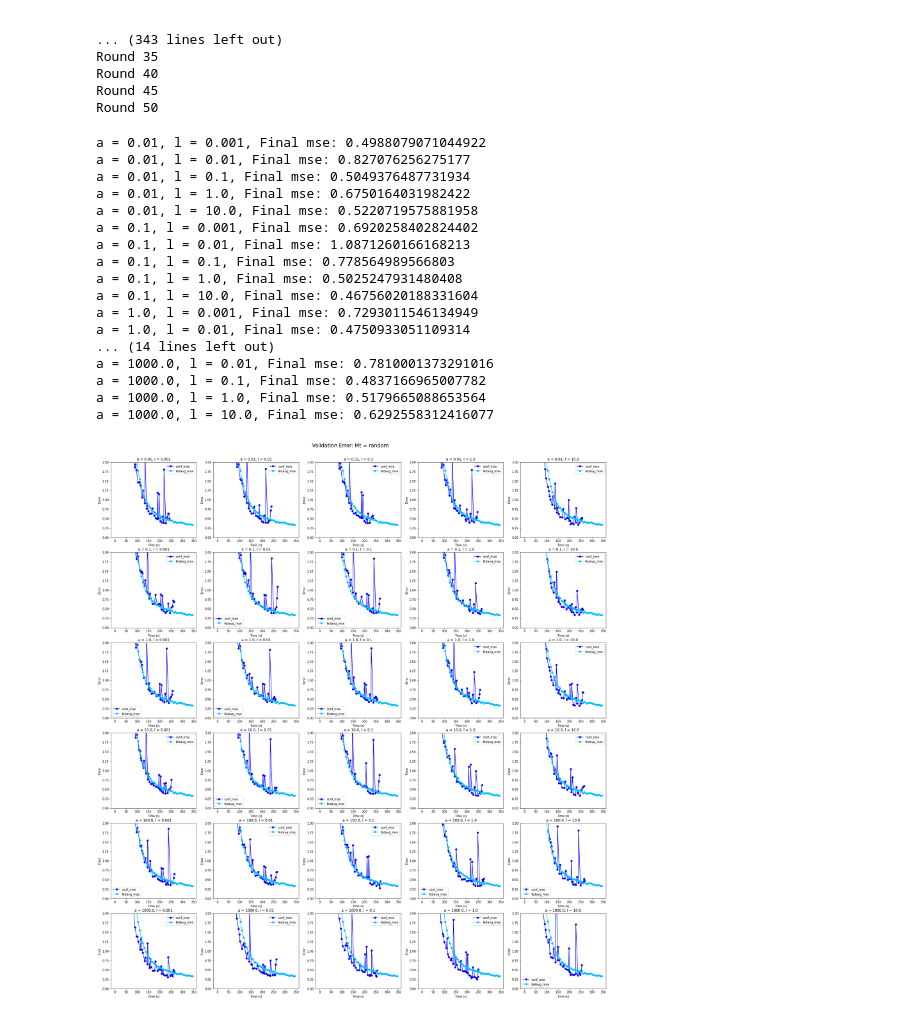
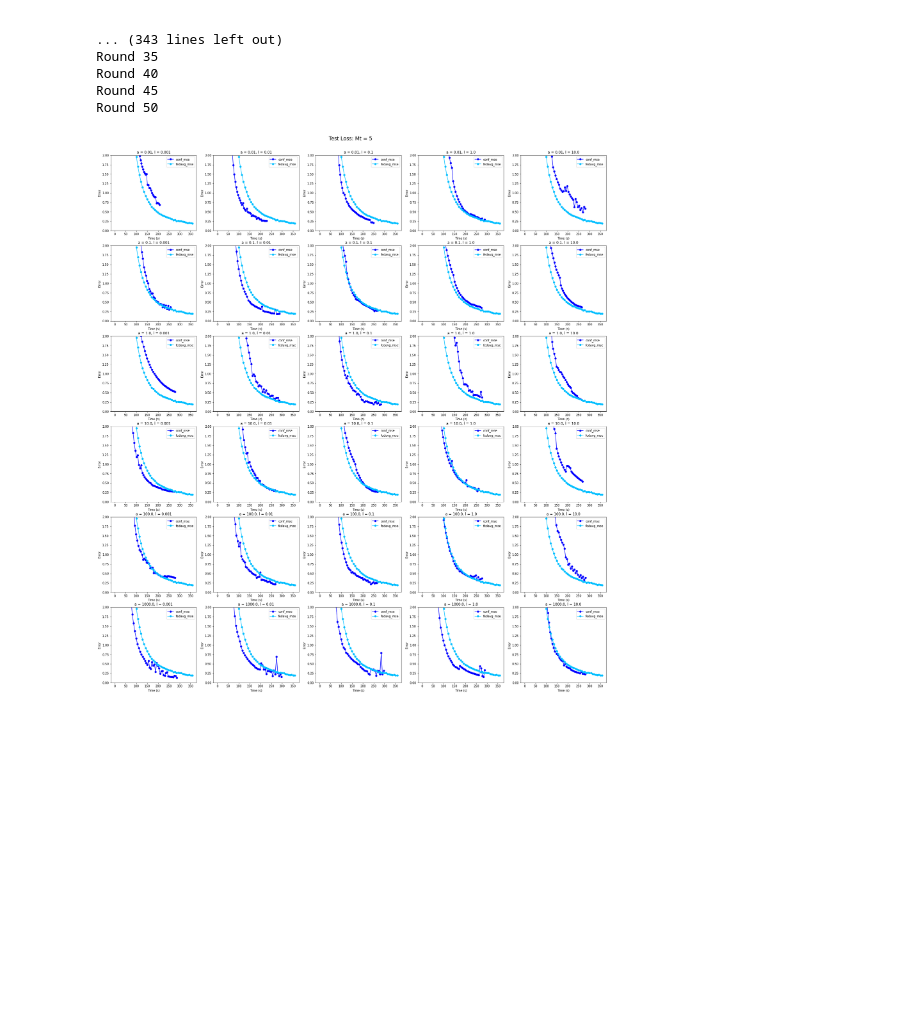
Before and after one commit to Josiah-Wallis/ConFeddi-Regression, a Jupyter notebook: grid_analysis.ipynb, the cells around one changed output. Cells and saved outputs as stored; diff of their text form; code cells hidden in the pictures; blank space fills up the shorter version.

```diff
--- a/grid_analysis.ipynb
+++ b/grid_analysis.ipynb
@@ -61,8 +61,7 @@ rounds = 50
 a_search = np.logspace(-2, 3, 6)
 l_search = np.logspace(-3, 1, 5)
 history = dict()
-# Do a run without Mt set?
-#Mt = (np.ones(rounds) * 4).astype('int32')
+Mt = (np.ones(rounds) * 5).astype('int32')
 count = 1
 for i, a in enumerate(a_search):
     for j, l in enumerate(l_search):
@@ -70,8 +69,8 @@ for i, a in enumerate(a_search):
         fed = FederatedSystem(data['Client Data'], data['Client Labels'], data['Client Distances'])
         fed.SetValData({'Val Data': X_val, 'Val Labels': y_val})
         fed.SetTestData({'Data': X, 'Labels': y})
-        w, b = fed.ConFeddi(a, l, rounds = rounds)
-        history[(a, l)] = (fed.val_loss(), fed.GetLog())
+        w, b = fed.ConFeddi(a, l, rounds = rounds, Mt = Mt)
+        history[(a, l)] = (fed.test_loss(), fed.GetLog())
         count += 1
         print()
 # %% [output]
@@ -93,50 +92,33 @@ Round 40
 Round 45
 Round 50
 # %%
-fedavg_mse = np.load('history/important baselines/fedavg_mse_50.npy')
-fedavg_log = np.load('history/important baselines/fedavg_log_50.npy')
+fedavg_test_mse = np.load('history/important baselines/fedavg_test_mse.npy')
+fedavg_log = np.load('history/important baselines/fedavg_log.npy')
 # %%
 r, c, = 6, 5
 fig = plt.figure(figsize = (30, 30))
-plt.suptitle('Validation Loss: Mt = random', fontsize = 'xx-large')
+plt.suptitle('Test Loss: Mt = 5', fontsize = 'xx-large')
 fig.tight_layout()
 fig.subplots_adjust(top = 0.95)
 
 plot = 1
 for run in history.items():
     a, l = run[0]
     err,  time=  run[1]
     fig.add_subplot(r, c, plot)
     plt.plot(time, err, color = 'blue', label = 'conf_mse', marker = 'o')
-    plt.plot(fedavg_log, fedavg_mse, color = 'deepskyblue', label = 'fedavg_mse', marker = 'o')
+    plt.plot(fedavg_log, fedavg_test_mse, color = 'deepskyblue', label = 'fedavg_mse', marker = 'o')
     plt.title(f'a = {a}, l = {l}')
     plt.ylim(0, 2)
     plt.ylabel('Error')
     plt.xlabel('Time (s)')
     plt.legend()
 
-    print(f'a = {a}, l = {l}, Final mse: {err[-1]}')
+    #print(f'a = {a}, l = {l}, Final mse: {err[-1]}')
 
     plot += 1
 # %% [output]
-a = 0.01, l = 0.001, Final mse: 0.4988079071044922
-a = 0.01, l = 0.01, Final mse: 0.827076256275177
-a = 0.01, l = 0.1, Final mse: 0.5049376487731934
-a = 0.01, l = 1.0, Final mse: 0.6750164031982422
-a = 0.01, l = 10.0, Final mse: 0.5220719575881958
-a = 0.1, l = 0.001, Final mse: 0.6920258402824402
-a = 0.1, l = 0.01, Final mse: 1.0871260166168213
-a = 0.1, l = 0.1, Final mse: 0.778564989566803
-a = 0.1, l = 1.0, Final mse: 0.5025247931480408
-a = 0.1, l = 10.0, Final mse: 0.46756020188331604
-a = 1.0, l = 0.001, Final mse: 0.7293011546134949
-a = 1.0, l = 0.01, Final mse: 0.4750933051109314
-... (14 lines left out)
-a = 1000.0, l = 0.01, Final mse: 0.7810001373291016
-a = 1000.0, l = 0.1, Final mse: 0.4837166965007782
-a = 1000.0, l = 1.0, Final mse: 0.5179665088653564
-a = 1000.0, l = 10.0, Final mse: 0.6292558312416077
-[figure, old version]
+[figure, new version]
 # %%
 r, c, = 6, 5
 fig = plt.figure(figsize = (30, 30))
```
Also changed, not shown: parts of 1 cell of this notebook, 8 other files.
